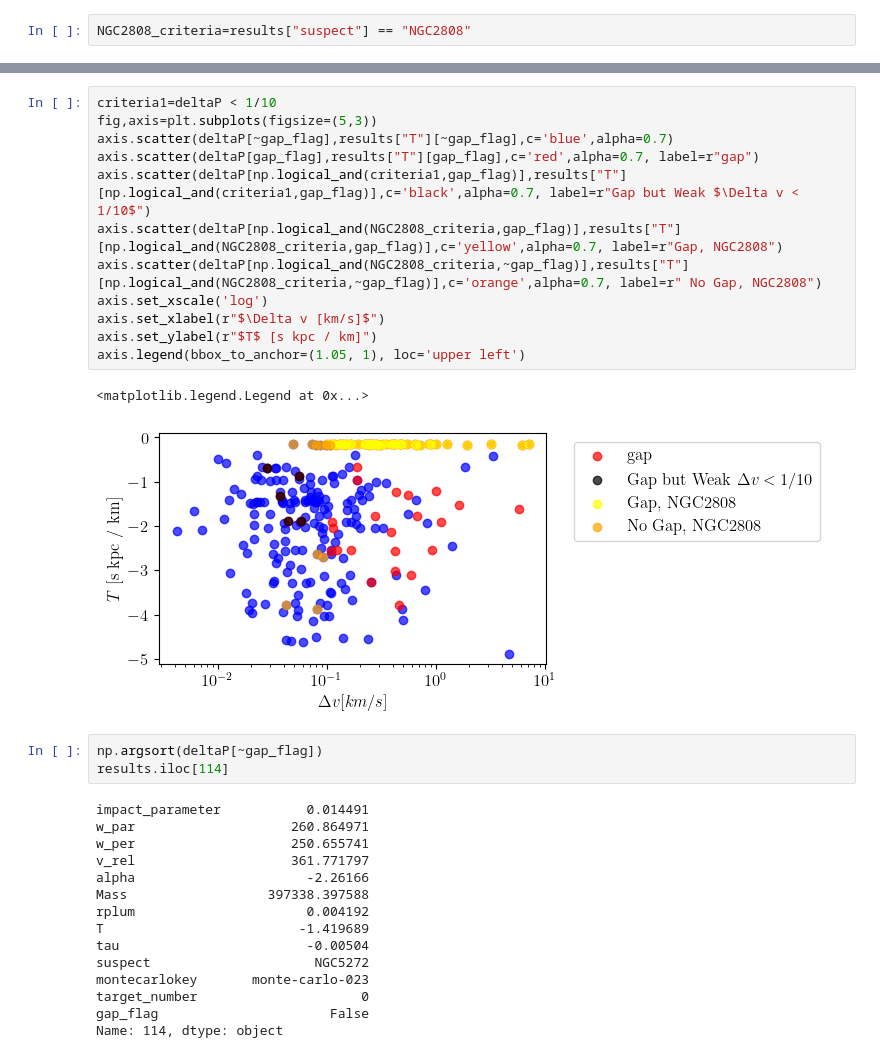
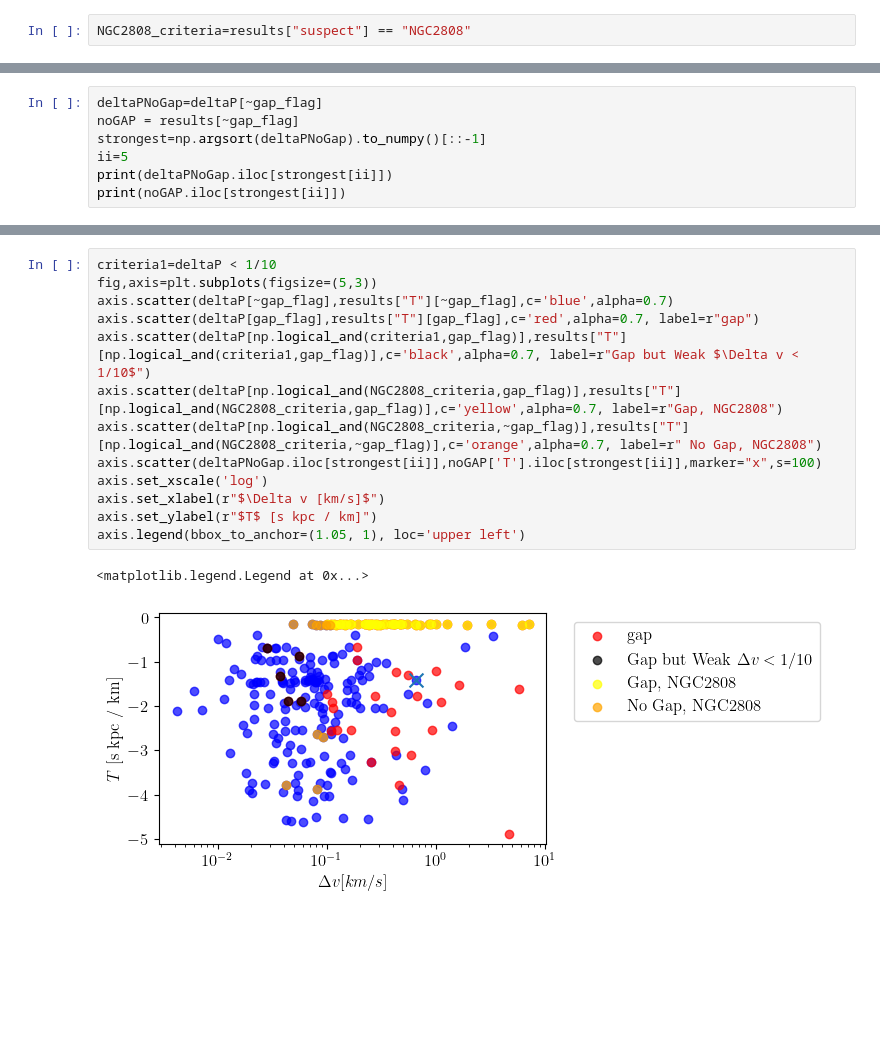
Before and after one commit to salvatore-ferrone/stream_analysis, a Jupyter notebook: figures/impact_statistics.ipynb, the cells around one changed output, grey strips where cells are left out. Saved outputs shown, nothing was run; the diff lists cells and outputs as text; blank space fills up the shorter version.

```diff
--- a/figures/impact_statistics.ipynb
+++ b/figures/impact_statistics.ipynb
@@ -162,0 +148,7 @@ fig.savefig("../paper/impact_geometry_statistics_deltaP.png",dpi=300)
+# %%
+deltaPNoGap=deltaP[~gap_flag]
+noGAP = results[~gap_flag]
+strongest=np.argsort(deltaPNoGap).to_numpy()[::-1]
+ii=5
+print(deltaPNoGap.iloc[strongest[ii]])
+print(noGAP.iloc[strongest[ii]])
@@ -163,33 +171,16 @@ fig.savefig("../paper/impact_geometry_statistics_deltaP.png",dpi=300)
 # %%
 criteria1=deltaP < 1/10
 fig,axis=plt.subplots(figsize=(5,3))
 axis.scatter(deltaP[~gap_flag],results["T"][~gap_flag],c='blue',alpha=0.7)
 axis.scatter(deltaP[gap_flag],results["T"][gap_flag],c='red',alpha=0.7, label=r"gap")
 axis.scatter(deltaP[np.logical_and(criteria1,gap_flag)],results["T"][np.logical_and(criteria1,gap_flag)],c='black',alpha=0.7, label=r"Gap but Weak $\Delta v < 1/10$")
 axis.scatter(deltaP[np.logical_and(NGC2808_criteria,gap_flag)],results["T"][np.logical_and(NGC2808_criteria,gap_flag)],c='yellow',alpha=0.7, label=r"Gap, NGC2808")
 axis.scatter(deltaP[np.logical_and(NGC2808_criteria,~gap_flag)],results["T"][np.logical_and(NGC2808_criteria,~gap_flag)],c='orange',alpha=0.7, label=r" No Gap, NGC2808")
+axis.scatter(deltaPNoGap.iloc[strongest[ii]],noGAP['T'].iloc[strongest[ii]],marker="x",s=100)
 axis.set_xscale('log')
 axis.set_xlabel(r"$\Delta v [km/s]$")
 axis.set_ylabel(r"$T$ [s kpc / km]")
 axis.legend(bbox_to_anchor=(1.05, 1), loc='upper left')
 # %% [output]
 <matplotlib.legend.Legend at 0x...>
-[figure, old version]
+[figure, new version]
-# %%
-np.argsort(deltaP[~gap_flag])
-results.iloc[114]
-# %% [output]
-impact_parameter           0.014491
-w_par                    260.864971
-w_per                    250.655741
-v_rel                    361.771797
-alpha                      -2.26166
-Mass                  397338.397588
-rplum                      0.004192
-T                         -1.419689
-tau                        -0.00504
-suspect                     NGC5272
-montecarlokey       monte-carlo-023
-target_number                     0
-gap_flag                      False
-Name: 114, dtype: object
```
Also changed, not shown: parts of 21 cells of this notebook, 20 other files.
